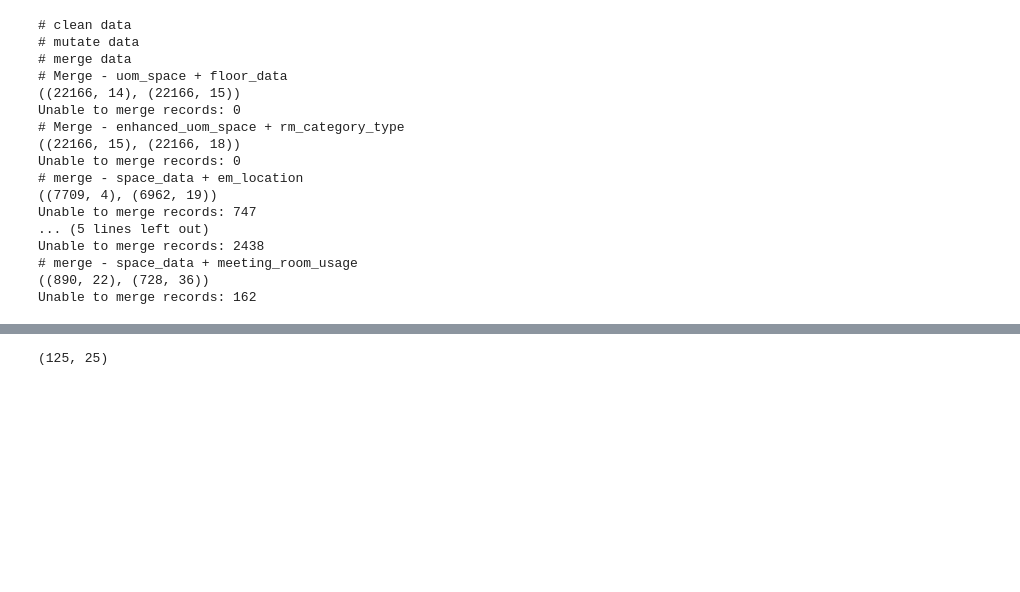
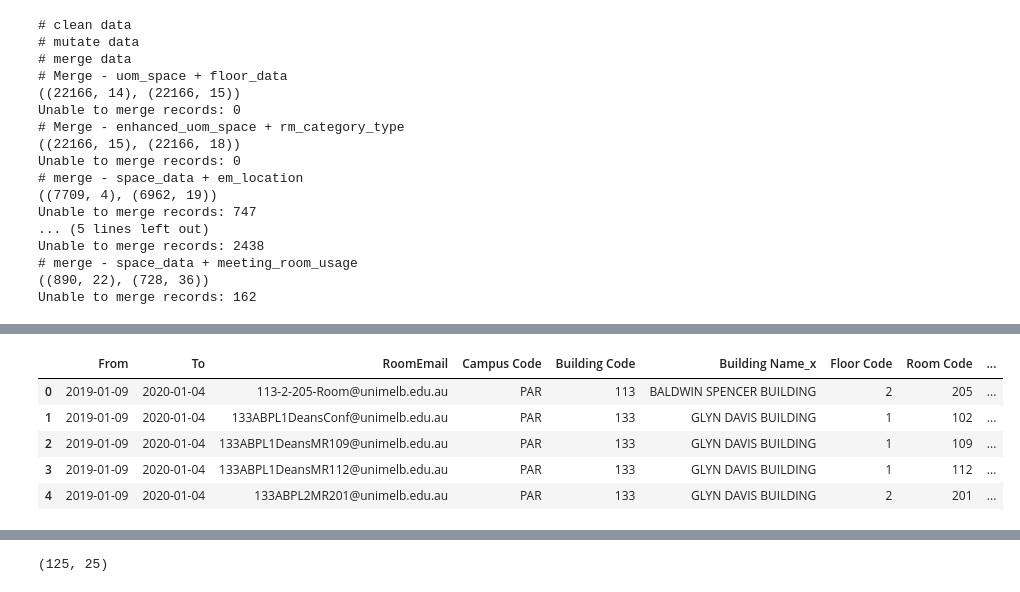
Before and after one commit to abhinavcreed13/project-space-optimisation-group-3, a Jupyter notebook: notebooks/Data Loading + Mutation Helpers.ipynb, the cells around one changed output, grey strips where cells are left out. Cells and saved outputs as stored; diff of their text form; code cells hidden in the pictures; blank space fills up the shorter version.

```diff
--- a/notebooks/Data Loading + Mutation Helpers.ipynb
+++ b/notebooks/Data Loading + Mutation Helpers.ipynb
@@ -297,0 +350,9 @@ possible_toilets_data = _extractor.get_toilets_data(_processor.rm_category_type_
+# %%
+mr_usage_data.head()
+# %% [output]
+|  | From | To | RoomEmail | Campus Code | Building Code | Building Name_x | Floor Code | Room Code | ... |
+| 0 | 2019-01-09 | 2020-01-04 | 113-2-205-Room@unimelb.edu.au | PAR | 113 | BALDWIN SPENCER BUILDING | 2 | 205 | ... |
+| 1 | 2019-01-09 | 2020-01-04 | 133ABPL1DeansConf@unimelb.edu.au | PAR | 133 | GLYN DAVIS BUILDING | 1 | 102 | ... |
+| 2 | 2019-01-09 | 2020-01-04 | 133ABPL1DeansMR109@unimelb.edu.au | PAR | 133 | GLYN DAVIS BUILDING | 1 | 109 | ... |
+| 3 | 2019-01-09 | 2020-01-04 | 133ABPL1DeansMR112@unimelb.edu.au | PAR | 133 | GLYN DAVIS BUILDING | 1 | 112 | ... |
+| 4 | 2019-01-09 | 2020-01-04 | 133ABPL2MR201@unimelb.edu.au | PAR | 133 | GLYN DAVIS BUILDING | 2 | 201 | ... |
```
Also changed, not shown: parts of 9 cells of this notebook, 7 other files.
